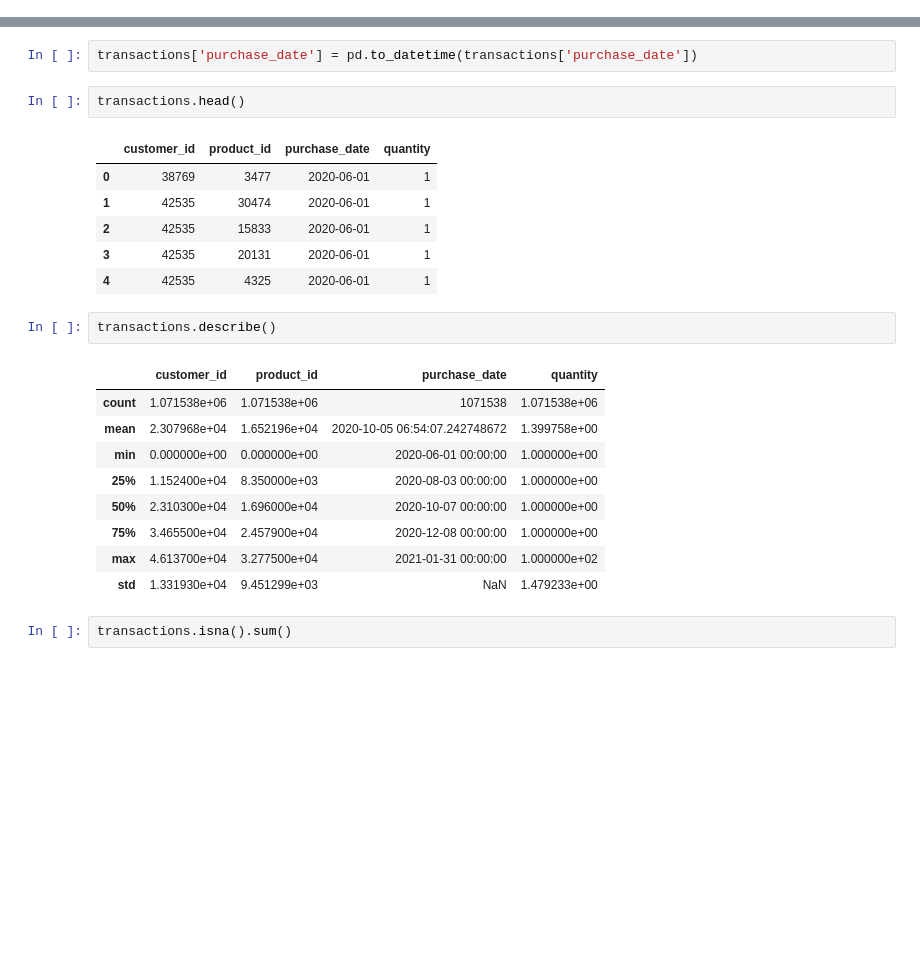
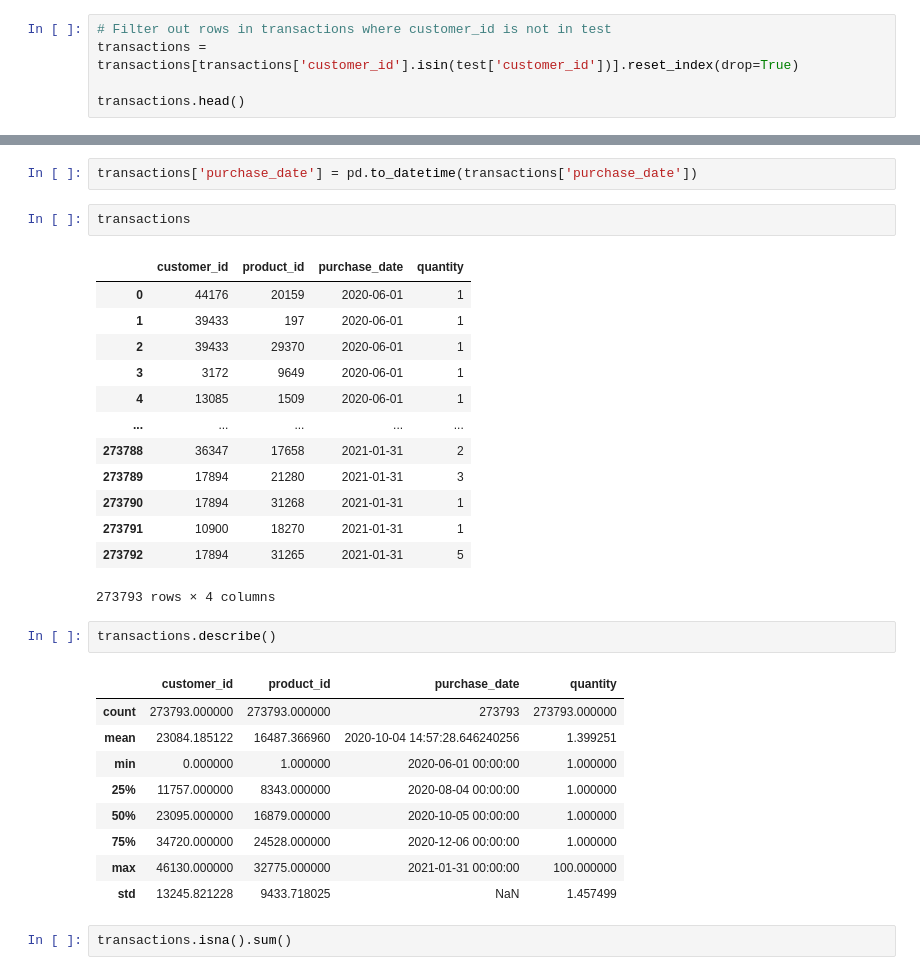
Before and after one commit to anildervis/YZV311_2425_150210307_150220344, a Jupyter notebook: data_analysis.ipynb, the cells around one changed output, grey strips where cells are left out. Cells and saved outputs as stored; diff of their text form; blank space fills up the shorter version.

```diff
--- a/data_analysis.ipynb
+++ b/data_analysis.ipynb
@@ -294,3 +148,8 @@ transactions.head()
 | 2 | 42535 | 15833 | 2020-06-01 | 1 |
 | 3 | 42535 | 20131 | 2020-06-01 | 1 |
 | 4 | 42535 | 4325 | 2020-06-01 | 1 |
+# %%
+# Filter out rows in transactions where customer_id is not in test
+transactions = transactions[transactions['customer_id'].isin(test['customer_id'])].reset_index(drop=True)
+
+transactions.head()
@@ -297,26 +163,33 @@ transactions.head()
 # %%
 transactions['purchase_date'] = pd.to_datetime(transactions['purchase_date'])
 # %%
-transactions.head()
+transactions
 # %% [output]
 |  | customer_id | product_id | purchase_date | quantity |
-| 0 | 38769 | 3477 | 2020-06-01 | 1 |
-| 1 | 42535 | 30474 | 2020-06-01 | 1 |
-| 2 | 42535 | 15833 | 2020-06-01 | 1 |
-| 3 | 42535 | 20131 | 2020-06-01 | 1 |
-| 4 | 42535 | 4325 | 2020-06-01 | 1 |
+| 0 | 44176 | 20159 | 2020-06-01 | 1 |
+| 1 | 39433 | 197 | 2020-06-01 | 1 |
+| 2 | 39433 | 29370 | 2020-06-01 | 1 |
+| 3 | 3172 | 9649 | 2020-06-01 | 1 |
+| 4 | 13085 | 1509 | 2020-06-01 | 1 |
+| ... | ... | ... | ... | ... |
+| 273788 | 36347 | 17658 | 2021-01-31 | 2 |
+| 273789 | 17894 | 21280 | 2021-01-31 | 3 |
+| 273790 | 17894 | 31268 | 2021-01-31 | 1 |
+| 273791 | 10900 | 18270 | 2021-01-31 | 1 |
+| 273792 | 17894 | 31265 | 2021-01-31 | 5 |
+273793 rows × 4 columns
 # %%
 transactions.describe()
 # %% [output]
 |  | customer_id | product_id | purchase_date | quantity |
-| count | 1.071538e+06 | 1.071538e+06 | 1071538 | 1.071538e+06 |
-| mean | 2.307968e+04 | 1.652196e+04 | 2020-10-05 06:54:07.242748672 | 1.399758e+00 |
-| min | 0.000000e+00 | 0.000000e+00 | 2020-06-01 00:00:00 | 1.000000e+00 |
-| 25% | 1.152400e+04 | 8.350000e+03 | 2020-08-03 00:00:00 | 1.000000e+00 |
-| 50% | 2.310300e+04 | 1.696000e+04 | 2020-10-07 00:00:00 | 1.000000e+00 |
-| 75% | 3.465500e+04 | 2.457900e+04 | 2020-12-08 00:00:00 | 1.000000e+00 |
-| max | 4.613700e+04 | 3.277500e+04 | 2021-01-31 00:00:00 | 1.000000e+02 |
-| std | 1.331930e+04 | 9.451299e+03 | NaN | 1.479233e+00 |
+| count | 273793.000000 | 273793.000000 | 273793 | 273793.000000 |
+| mean | 23084.185122 | 16487.366960 | 2020-10-04 14:57:28.646240256 | 1.399251 |
+| min | 0.000000 | 1.000000 | 2020-06-01 00:00:00 | 1.000000 |
+| 25% | 11757.000000 | 8343.000000 | 2020-08-04 00:00:00 | 1.000000 |
+| 50% | 23095.000000 | 16879.000000 | 2020-10-05 00:00:00 | 1.000000 |
+| 75% | 34720.000000 | 24528.000000 | 2020-12-06 00:00:00 | 1.000000 |
+| max | 46130.000000 | 32775.000000 | 2021-01-31 00:00:00 | 100.000000 |
+| std | 13245.821228 | 9433.718025 | NaN | 1.457499 |
 # %%
 transactions.isna().sum()
 # %% [output]
```
Also changed, not shown: parts of 47 cells of this notebook.
